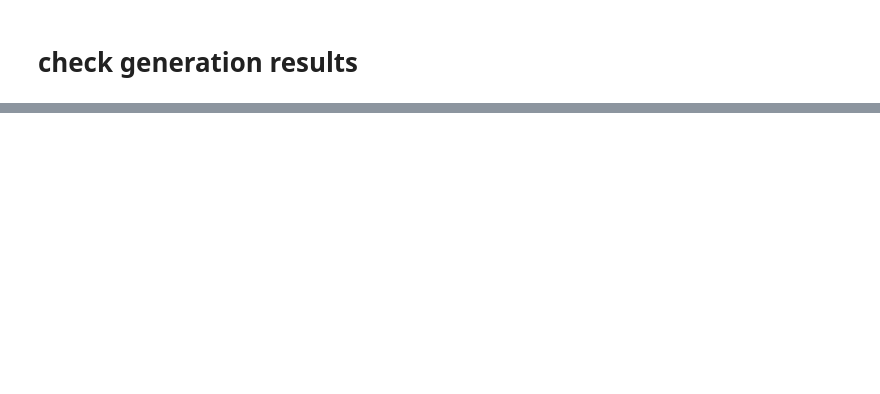
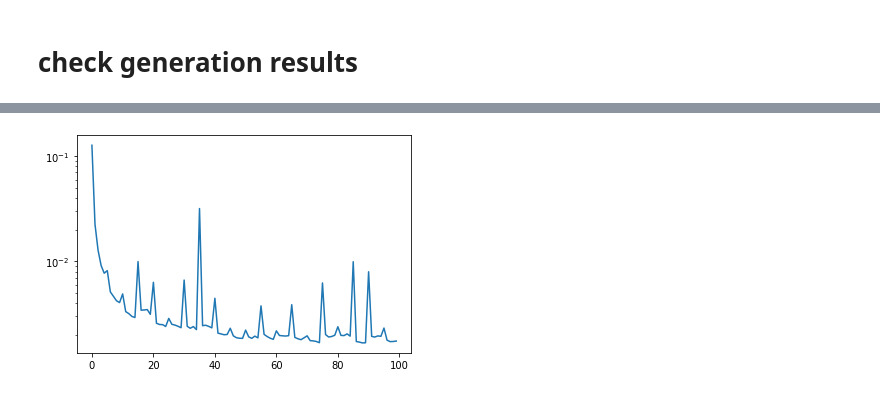
Before and after one commit to astro-informatics/LeIA, a Jupyter notebook: notebooks/sub-sampled-nufft.ipynb, the cells around one changed output, grey strips where cells are left out. Saved outputs shown, nothing was run; the diff lists cells and outputs as text; code cells hidden in the pictures; blank space fills up the shorter version.

```diff
--- a/notebooks/sub-sampled-nufft.ipynb
+++ b/notebooks/sub-sampled-nufft.ipynb
@@ -573,0 +728,5 @@ c.shape
+# %%
+plt.plot(b[:,1])
+plt.yscale('log')
+# %% [output]
+[figure, added]
```
Also changed, not shown: parts of 71 cells of this notebook, 6 other files.
